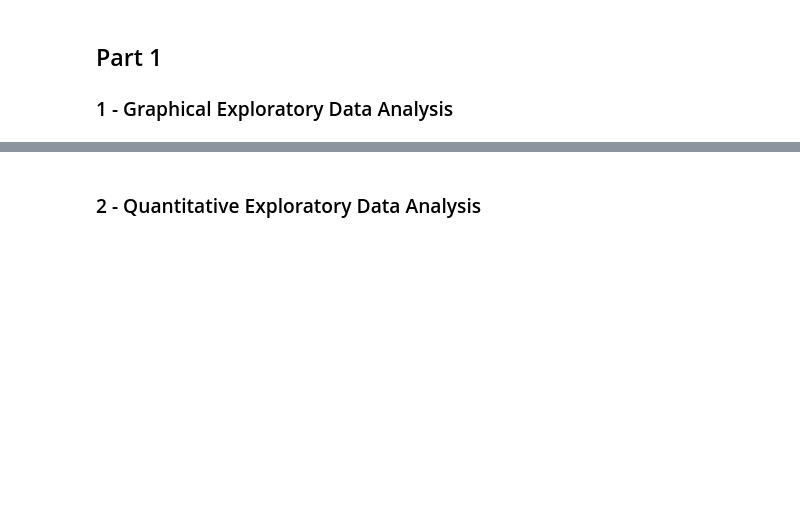
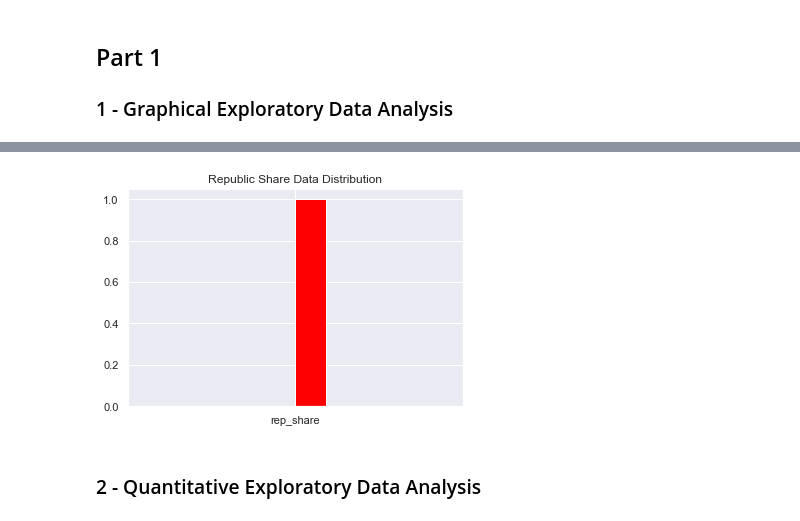
Before and after one commit to fajhrinazgul/Sentinel, a Jupyter notebook: Ch.6 - Programming Mathematics/Statistical Thinking.ipynb, the cells around one changed output, grey strips where cells are left out. Saved outputs shown, nothing was run; the diff lists cells and outputs as text; code cells hidden in the pictures; blank space fills up the shorter version.

```diff
--- a/Ch.6 - Programming Mathematics/Statistical Thinking.ipynb
+++ b/Ch.6 - Programming Mathematics/Statistical Thinking.ipynb
@@ -5,3 +82,11 @@
+# %%
+fig, ax = plt.subplots()
+
+ax.hist(x = 'rep_share', data=v1_re, color='red')
+ax.set_title("Republic Share Data Distribution")
+plt.show()
+# %% [output]
+[figure, added]
 # %% [markdown]
 ### 2 - Quantitative Exploratory Data Analysis
 # %% [markdown]
```
Also changed, not shown: parts of 10 cells of this notebook, 1 other file.
